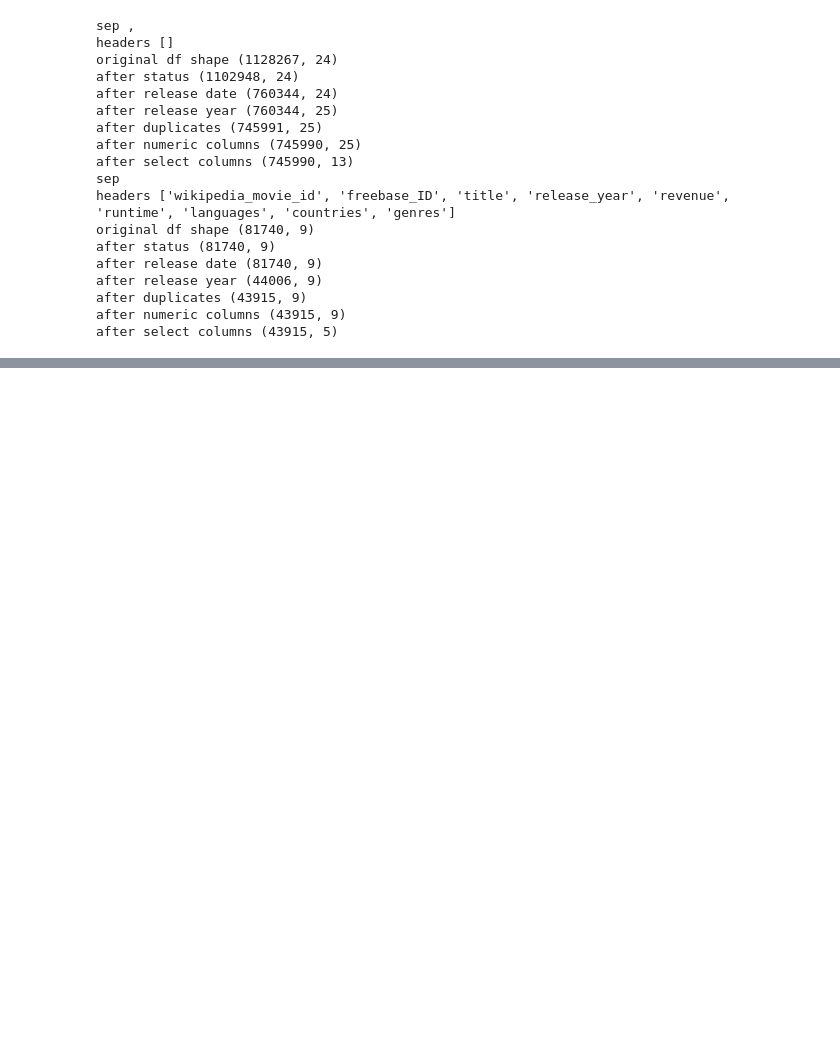
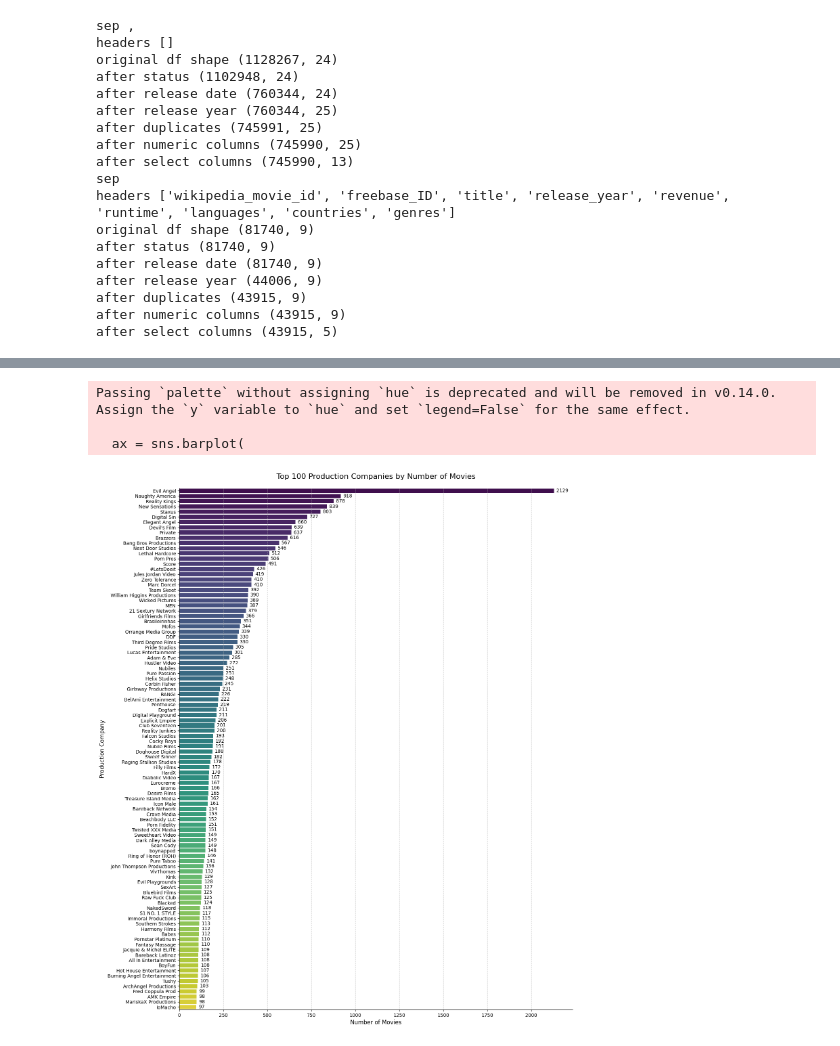
Before and after one commit to epfl-ada/ada-2024-project-databand, a Jupyter notebook: data_overview_CM.ipynb, the cells around one changed output, grey strips where cells are left out. Saved outputs shown, nothing was run; the diff lists cells and outputs as text; code cells hidden in the pictures; blank space fills up the shorter version.

```diff
--- a/data_overview_CM.ipynb
+++ b/data_overview_CM.ipynb
@@ -80,0 +191,36 @@ df_combined.head()
+# %%
+# Get top 100 production companies
+top_100_companies = df_filtered[empty_genres_mask]['production_companies'].explode().value_counts().head(100)
+
+
+# Create figure with larger size
+plt.figure(figsize=(15, 20))
+
+# Create horizontal bar plot with improved styling
+ax = sns.barplot(
+    y=top_100_companies.index,
+    x=top_100_companies.values,
+    palette='viridis'  # Use a nice color palette
+)
+
+# Customize the plot
+plt.title('Top 100 Production Companies by Number of Movies',
+          fontsize=16,
+          pad=20)
+plt.xlabel('Number of Movies', fontsize=12)
+plt.ylabel('Production Company', fontsize=12)
+
+# Add value labels on the bars
+for i in ax.containers:
+    ax.bar_label(i, padding=5)
+
+# Adjust grid for better readability
+ax.grid(axis='x', linestyle='--', alpha=0.7)
+
+# Remove top and right spines
+sns.despine()
+# %% [output]
+Passing `palette` without assigning `hue` is deprecated and will be removed in v0.14.0. Assign the `y` variable to `hue` and set `legend=False` for the same effect.
+
+  ax = sns.barplot(
+[figure, added]
```
Also changed, not shown: parts of 12 cells of this notebook, 1 other file.
